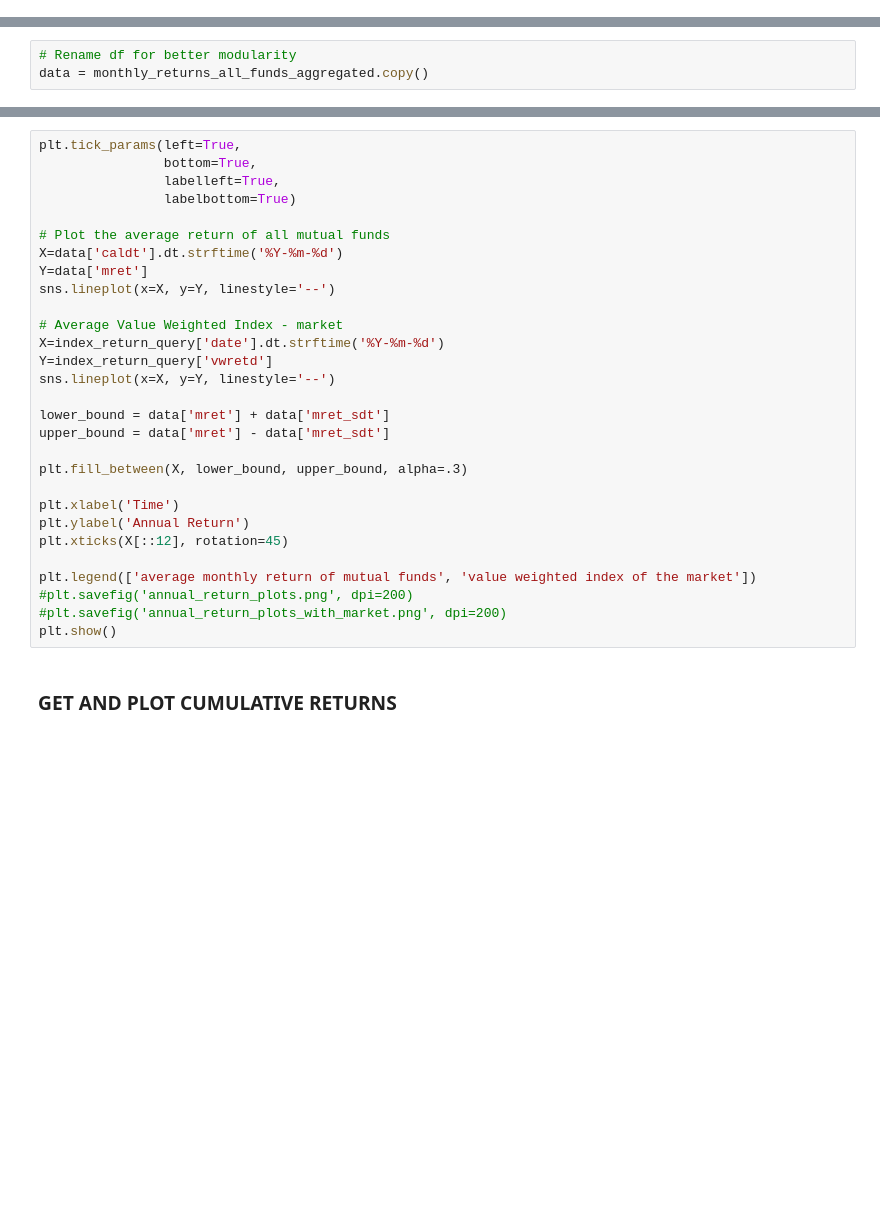
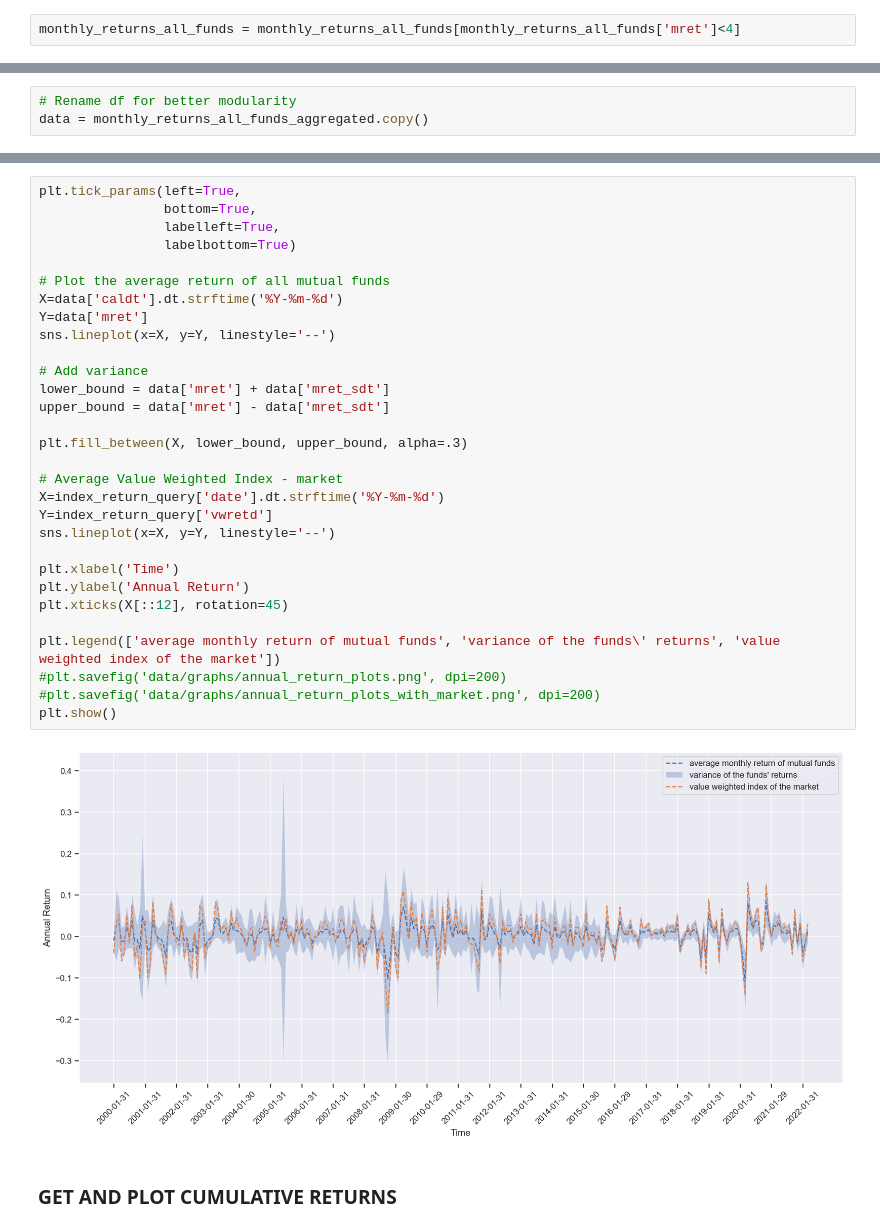
Before and after one commit to etiennebruno/fin-407-mutual-funds, a Jupyter notebook: mutual_funds_deviations/06_benchmark_data.ipynb, the cells around one changed output, grey strips where cells are left out. Drawn from its saved outputs; the diff is of its cells as text; blank space fills up the shorter version.

```diff
--- a/mutual_funds_deviations/06_benchmark_data.ipynb
+++ b/mutual_funds_deviations/06_benchmark_data.ipynb
@@ -47,0 +79,2 @@ monthly_returns_all_funds
+# %%
+monthly_returns_all_funds = monthly_returns_all_funds[monthly_returns_all_funds['mret']<4]
@@ -100,32 +160,35 @@ sns.set(rc={"figure.figsize":(18, 8)})
 # %%
 plt.tick_params(left=True,
                 bottom=True,
                 labelleft=True,
                 labelbottom=True)
 
 # Plot the average return of all mutual funds
 X=data['caldt'].dt.strftime('%Y-%m-%d')
 Y=data['mret']
 sns.lineplot(x=X, y=Y, linestyle='--')
 
+# Add variance
+lower_bound = data['mret'] + data['mret_sdt']
+upper_bound = data['mret'] - data['mret_sdt']
+
+plt.fill_between(X, lower_bound, upper_bound, alpha=.3)
+
 # Average Value Weighted Index - market
 X=index_return_query['date'].dt.strftime('%Y-%m-%d')
 Y=index_return_query['vwretd']
 sns.lineplot(x=X, y=Y, linestyle='--')
 
-lower_bound = data['mret'] + data['mret_sdt']
-upper_bound = data['mret'] - data['mret_sdt']
-
-plt.fill_between(X, lower_bound, upper_bound, alpha=.3)
-
 plt.xlabel('Time')
 plt.ylabel('Annual Return')
 plt.xticks(X[::12], rotation=45)
 
-plt.legend(['average monthly return of mutual funds', 'value weighted index of the market'])
-#plt.savefig('annual_return_plots.png', dpi=200)
-#plt.savefig('annual_return_plots_with_market.png', dpi=200)
+plt.legend(['average monthly return of mutual funds', 'variance of the funds\' returns', 'value weighted index of the market'])
+#plt.savefig('data/graphs/annual_return_plots.png', dpi=200)
+#plt.savefig('data/graphs/annual_return_plots_with_market.png', dpi=200)
 plt.show()
+# %% [output]
+[figure, added]
 # %% [markdown]
 ### GET AND PLOT CUMULATIVE RETURNS
 # %%
```
Also changed, not shown: parts of 11 cells of this notebook, 16 other files.
